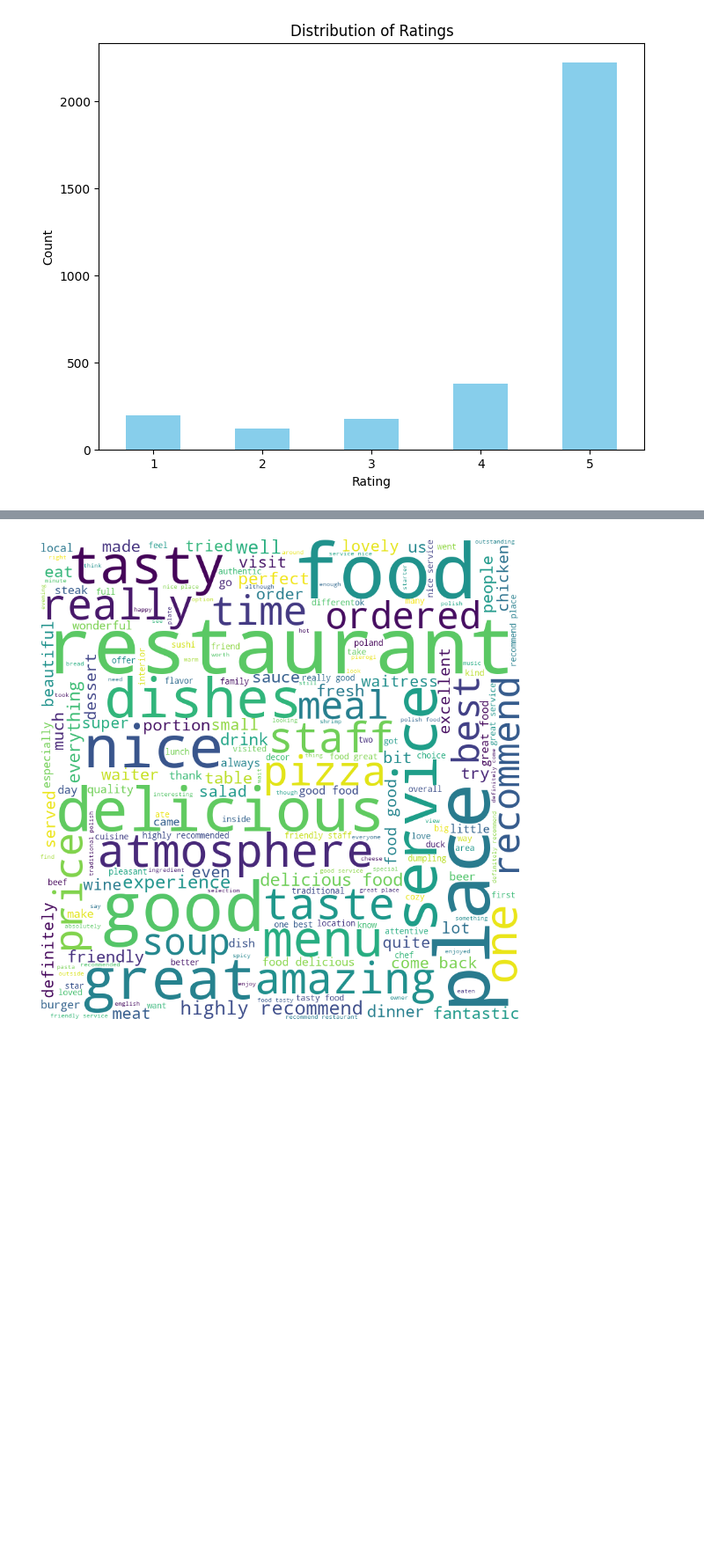
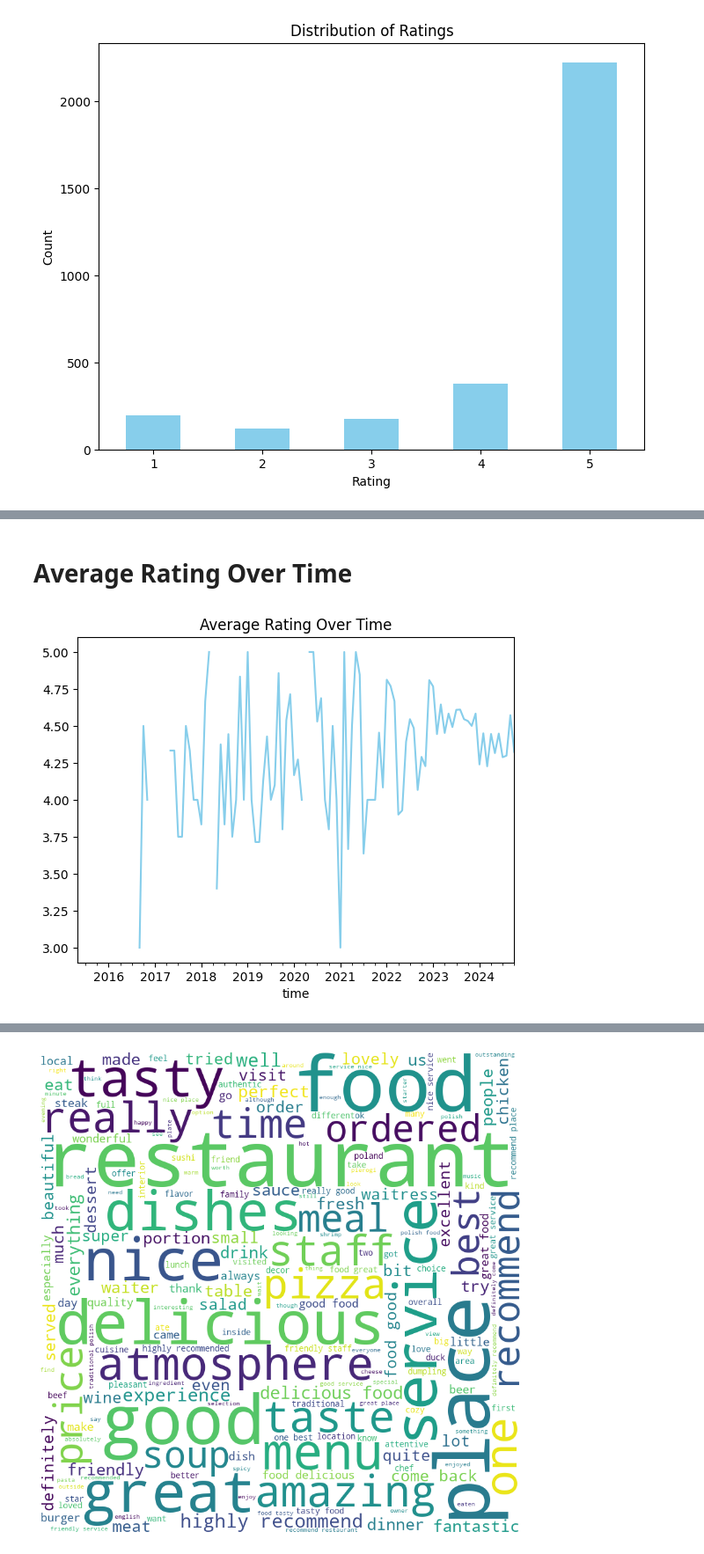
Before and after one commit to SebastianPilch/Data_Mining, a Jupyter notebook: Notebooks/EDA.ipynb, the cells around one changed output, grey strips where cells are left out. Shown at 88% size. Cells and saved outputs as stored; diff of their text form; code cells hidden in the pictures; blank space fills up the shorter version.

```diff
--- a/Notebooks/EDA.ipynb
+++ b/Notebooks/EDA.ipynb
@@ -27,0 +54,8 @@ plt.show()
+# %% [markdown]
+# Average Rating Over Time
+# %%
+df['time'] = pd.to_datetime(df['time'], unit='s')  # Konwersja timestampu
+df.set_index('time')['rating'].resample('M').mean().plot(title='Average Rating Over Time', color='skyblue')
+plt.show()
+# %% [output]
+[figure, added]
```
Also changed, not shown: parts of 12 cells of this notebook.
